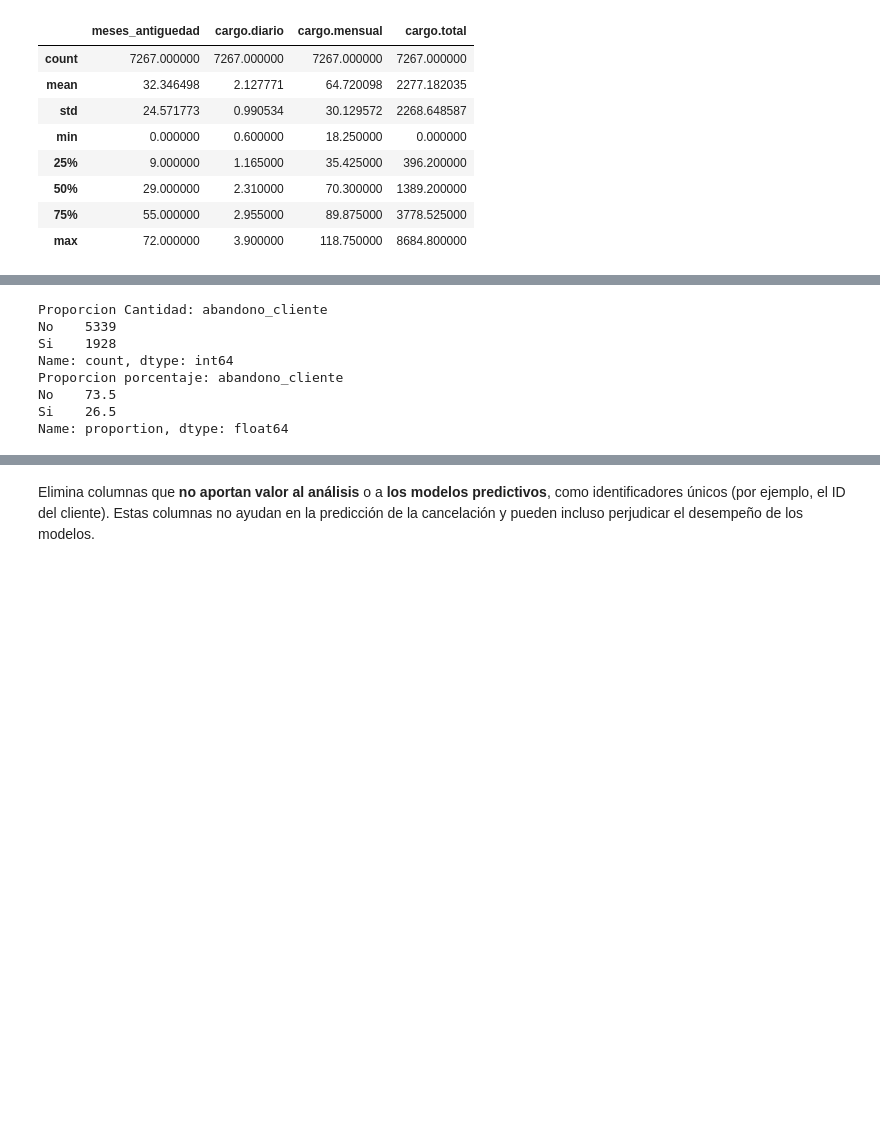
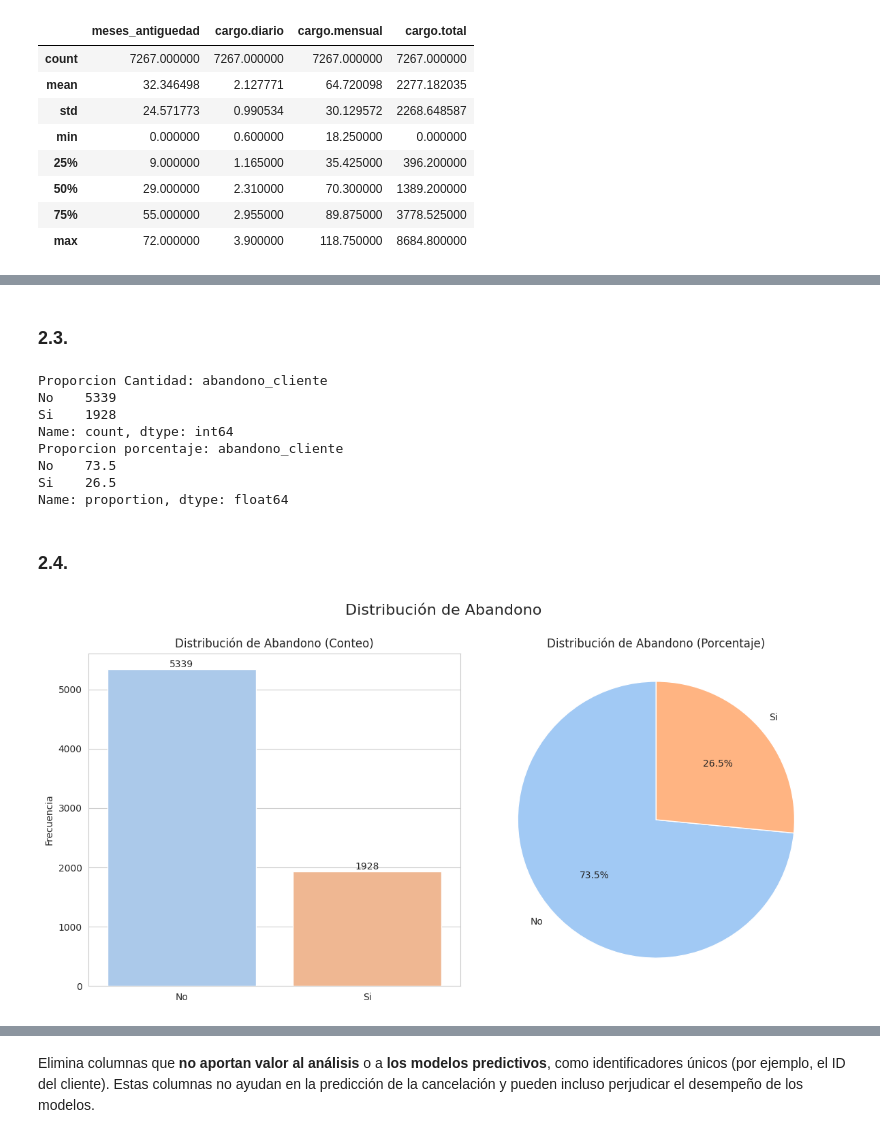
Before and after one commit to MigXDev/CS_Datos_I_DESAFIO_3, a Jupyter notebook: TelecomX_LATAM_2.ipynb, the cells around one changed output, grey strips where cells are left out. Cells and saved outputs as stored; diff of their text form; code cells hidden in the pictures; blank space fills up the shorter version.

Commit message:
Inicio | Ajustes

```diff
--- a/TelecomX_LATAM_2.ipynb
+++ b/TelecomX_LATAM_2.ipynb
@@ -131,3 +114,5 @@ plt.title('Distribución de Abandono');
+# %% [markdown]
+### 2.3.
 # %%
 print("Proporcion Cantidad:",Df_base['abandono_cliente'].value_counts())
 print("Proporcion porcentaje:", Df_base['abandono_cliente'].value_counts(normalize=True).round(3)*100)
@@ -140,3 +125,47 @@ Proporcion porcentaje: abandono_cliente
 No    73.5
 Si    26.5
 Name: proportion, dtype: float64
+# %% [markdown]
+### 2.4.
+# %%
+# Grafico de barras y grafico de torta de la distribucion general de 'abandono_cliente'
+
+# Calcular la distribución de 'abandono_cliente'
+churn_counts = Df_base['abandono_cliente'].value_counts() # Cuenta la frecuencia de cada valor en la columna 'abandono_cliente'
+churn_proportions = Df_base['abandono_cliente'].value_counts(normalize=True) * 100 # Calcula la proporción de cada valor y la convierte a porcentaje
+
+# Configurar el estilo del gráfico
+sns.set_style("whitegrid") # Establece un estilo de cuadrícula blanca para los gráficos
+
+# Crear una figura con dos subplots
+fig, axes = plt.subplots(1, 2, figsize=(12, 6)) # Crea una figura y un conjunto de subplots (1 fila, 2 columnas) con un tamaño específico
+
+fig.suptitle('Distribución de Abandono', fontsize=16, y=1) # Añade un título principal a la figura
+
+# --- Bar Chart ---
+ax1 = axes[0] # Selecciona el primer subplot para el gráfico de barras
+sns.countplot(x='abandono_cliente', data=Df_base, ax=ax1, palette=sns.color_palette("pastel")) # Utiliza una paleta de colores pastel) # Crea un gráfico de barras de la columna 'abandono_cliente'
+ax1.set_title('Distribución de Abandono (Conteo)') # Establece el título del primer subplot
+ax1.set_xlabel('') # Establece la etiqueta del eje x
+ax1.set_ylabel('Frecuencia') # Establece la etiqueta del eje y
+
+# Add exact counts on the bars
+for container in ax1.containers: # Itera sobre los contenedores de barras en el gráfico
+    ax1.bar_label(container) # Añade etiquetas a cada barra con su valor
+
+# --- Pie Chart ---
+ax2 = axes[1] # Selecciona el segundo subplot para el gráfico de torta
+ax2.pie(
+    churn_counts, # Datos para el gráfico de torta (conteo de valores)
+    labels=churn_counts.index, # Etiquetas para cada sector del gráfico de torta
+    autopct='%1.1f%%', # Formato para mostrar los porcentajes en el gráfico de torta (un decimal)
+    startangle=90, # Ángulo de inicio para el primer sector
+    colors=sns.color_palette('pastel')[0:len(churn_counts)] # Utiliza una paleta de colores pastel
+)
+ax2.set_title('Distribución de Abandono (Porcentaje)') # Establece el título del segundo subplot
+ax2.axis('equal') # Asegura que el gráfico de torta sea un círculo
+
+plt.tight_layout() # Ajusta automáticamente los parámetros de la subtrama para que encajen en el área de la figura.
+plt.show() # Muestra los gráficos
+# %% [output]
+[figure, added]
```
Also changed, not shown: parts of 26 cells of this notebook.
